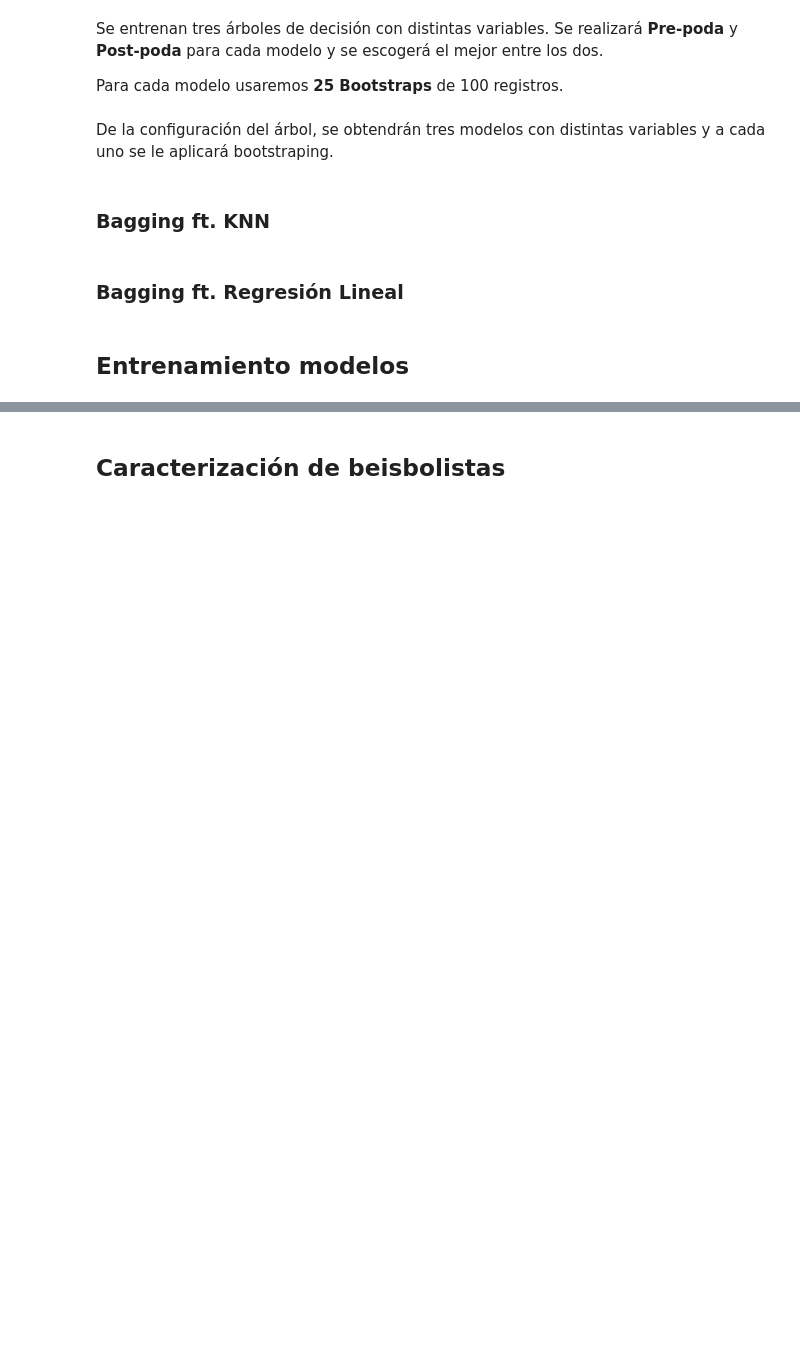
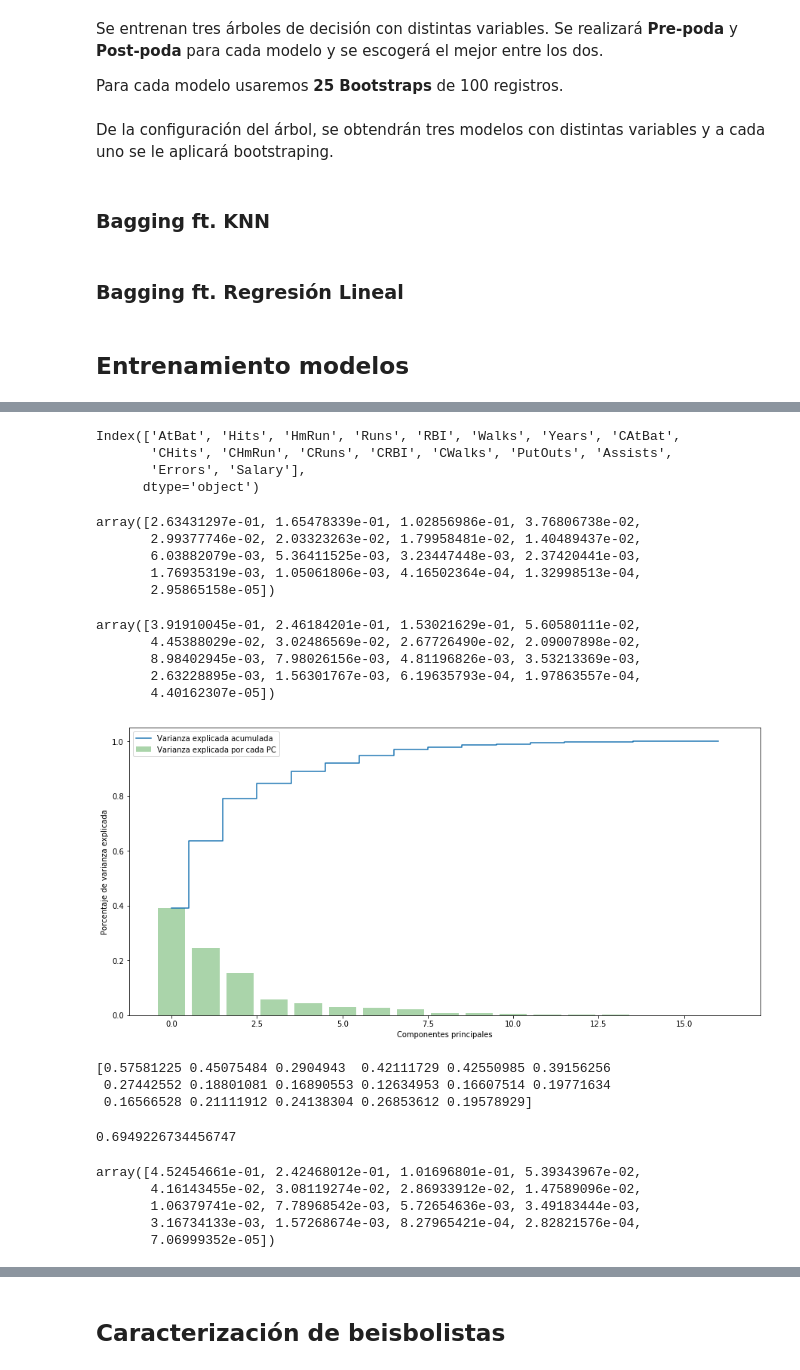
Before and after one commit to Hagia/ICESI-Courses, a Jupyter notebook: Data Mining/Final project/Baseball-Project.ipynb, the cells around one changed output, grey strips where cells are left out. Cells and saved outputs as stored; diff of their text form; code cells hidden in the pictures; blank space fills up the shorter version.

```diff
--- a/Data Mining/Final project/Baseball-Project.ipynb
+++ b/Data Mining/Final project/Baseball-Project.ipynb
@@ -228,6 +228,9 @@ from sklearn.linear_model import LinearRegression # modelos lineales
 from sklearn.metrics import r2_score
 from sklearn.model_selection import GridSearchCV
 import warnings
+# %%
+noNullDataNormali = min_max_scaler.fit_transform(noNullData)
+noNullDataNormali=pd.DataFrame(noNullDataNormali,columns=noNullData.columns)
 # %%
 valueTest=0.3
 valueSeed=44
@@ -399,0 +408,28 @@ bagging = BaggingRegressor(base_estimator = LinearRegression(),   # Por defecto
+# %%
+pca = PCA()
+df_proyectado = pca.fit_transform(noNullDataNormali)
+# %%
+noNullDataNormali.columns
+# %% [output]
+Index(['AtBat', 'Hits', 'HmRun', 'Runs', 'RBI', 'Walks', 'Years', 'CAtBat',
+       'CHits', 'CHmRun', 'CRuns', 'CRBI', 'CWalks', 'PutOuts', 'Assists',
+       'Errors', 'Salary'],
+      dtype='object')
+# %%
+pca.explained_variance_
+# %% [output]
+array([2.63431297e-01, 1.65478339e-01, 1.02856986e-01, 3.76806738e-02,
+       2.99377746e-02, 2.03323263e-02, 1.79958481e-02, 1.40489437e-02,
+       6.03882079e-03, 5.36411525e-03, 3.23447448e-03, 2.37420441e-03,
+       1.76935319e-03, 1.05061806e-03, 4.16502364e-04, 1.32998513e-04,
+       2.95865158e-05])
+# %%
+var_exp=pca.explained_variance_ratio_ # varianza explicada por cada PC
+cum_var_exp = np.cumsum(var_exp) # varianza acumulada por los primeros n PCs
+var_exp
+# %% [output]
+array([3.91910045e-01, 2.46184201e-01, 1.53021629e-01, 5.60580111e-02,
+       4.45388029e-02, 3.02486569e-02, 2.67726490e-02, 2.09007898e-02,
+       8.98402945e-03, 7.98026156e-03, 4.81196826e-03, 3.53213369e-03,
+       2.63228895e-03, 1.56301767e-03, 6.19635793e-04, 1.97863557e-04,
+       4.40162307e-05])
@@ -399,0 +438,18 @@ bagging = BaggingRegressor(base_estimator = LinearRegression(),   # Por defecto
+# %%
+plt.figure(figsize=(15, 7))
+plt.bar(range(len(var_exp)), var_exp, alpha=0.3333, align='center', label='Varianza explicada por cada PC', color = 'g')
+plt.step(range(len(cum_var_exp)), cum_var_exp, where='mid',label='Varianza explicada acumulada')
+plt.ylabel('Porcentaje de varianza explicada')
+plt.xlabel('Componentes principales')
+plt.legend(loc='best')
+plt.show()
+# %% [output]
+[figure, added]
+# %%
+scaler = StandardScaler(with_mean=True, with_std=True)
+scaler.fit(noNullDataNormali)
+print(scaler.mean_)
+# %% [output]
+[0.57581225 0.45075484 0.2904943  0.42111729 0.42550985 0.39156256
+ 0.27442552 0.18801081 0.16890553 0.12634953 0.16607514 0.19771634
+ 0.16566528 0.21111912 0.24138304 0.26853612 0.19578929]
@@ -399,0 +461,14 @@ bagging = BaggingRegressor(base_estimator = LinearRegression(),   # Por defecto
+# %%
+np.sum(pca.explained_variance_ratio_[0:2])
+# %% [output]
+0.6949226734456747
+# %%
+var_exp=pca.explained_variance_ratio_ # varianza explicada por cada PC
+cum_var_exp = np.cumsum(var_exp) # varianza acumulada por los primeros n PCs
+var_exp
+# %% [output]
+array([4.52454661e-01, 2.42468012e-01, 1.01696801e-01, 5.39343967e-02,
+       4.16143455e-02, 3.08119274e-02, 2.86933912e-02, 1.47589096e-02,
+       1.06379741e-02, 7.78968542e-03, 5.72654636e-03, 3.49183444e-03,
+       3.16734133e-03, 1.57268674e-03, 8.27965421e-04, 2.82821576e-04,
+       7.06999352e-05])
```
Also changed, not shown: parts of 18 cells of this notebook.
